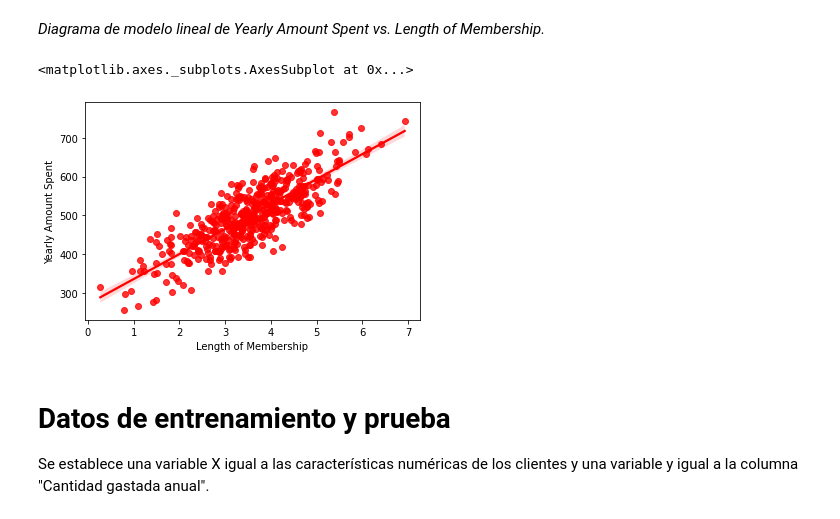
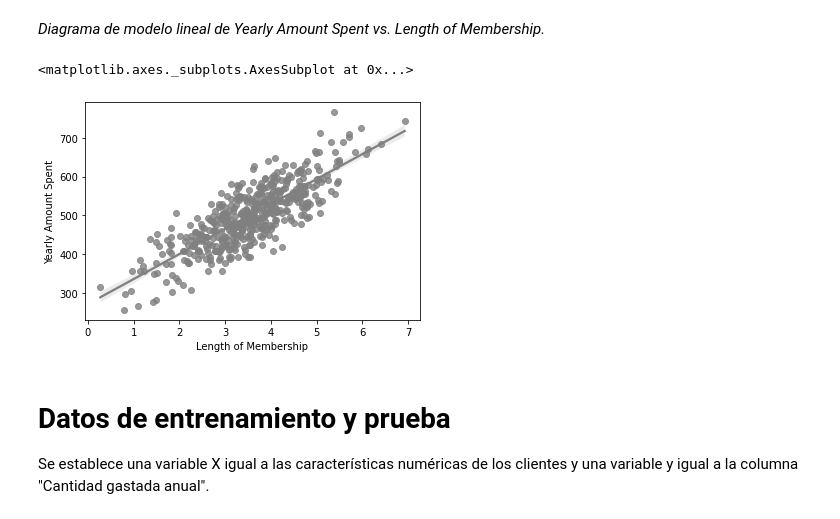
Before and after one commit to Dianamarlen12/Extraccion-de-conocimientos-de-bases-de-datos, a Jupyter notebook: Preparación_de_los_datos.ipynb, the cells around one changed output. Saved outputs shown, nothing was run; the diff lists cells and outputs as text; code cells hidden in the pictures.

```diff
--- a/Preparación_de_los_datos.ipynb
+++ b/Preparación_de_los_datos.ipynb
@@ -115,10 +112,10 @@ dispersa.*
 *Diagrama de modelo lineal de Yearly Amount Spent vs. Length of
 Membership.*
 # %%
-sns.regplot(x="Length of Membership", y="Yearly Amount Spent", data=clientes,color='red')
+sns.regplot(x="Length of Membership", y="Yearly Amount Spent", data=clientes,color='gray')
 # %% [output]
 <matplotlib.axes._subplots.AxesSubplot at 0x...>
-[figure, old version]
+[figure, new version]
 # %% [markdown]
 # **Datos de entrenamiento y prueba**
 Se establece una variable X igual a las características numéricas de los clientes y
```
Also changed, not shown: parts of 22 cells of this notebook.
